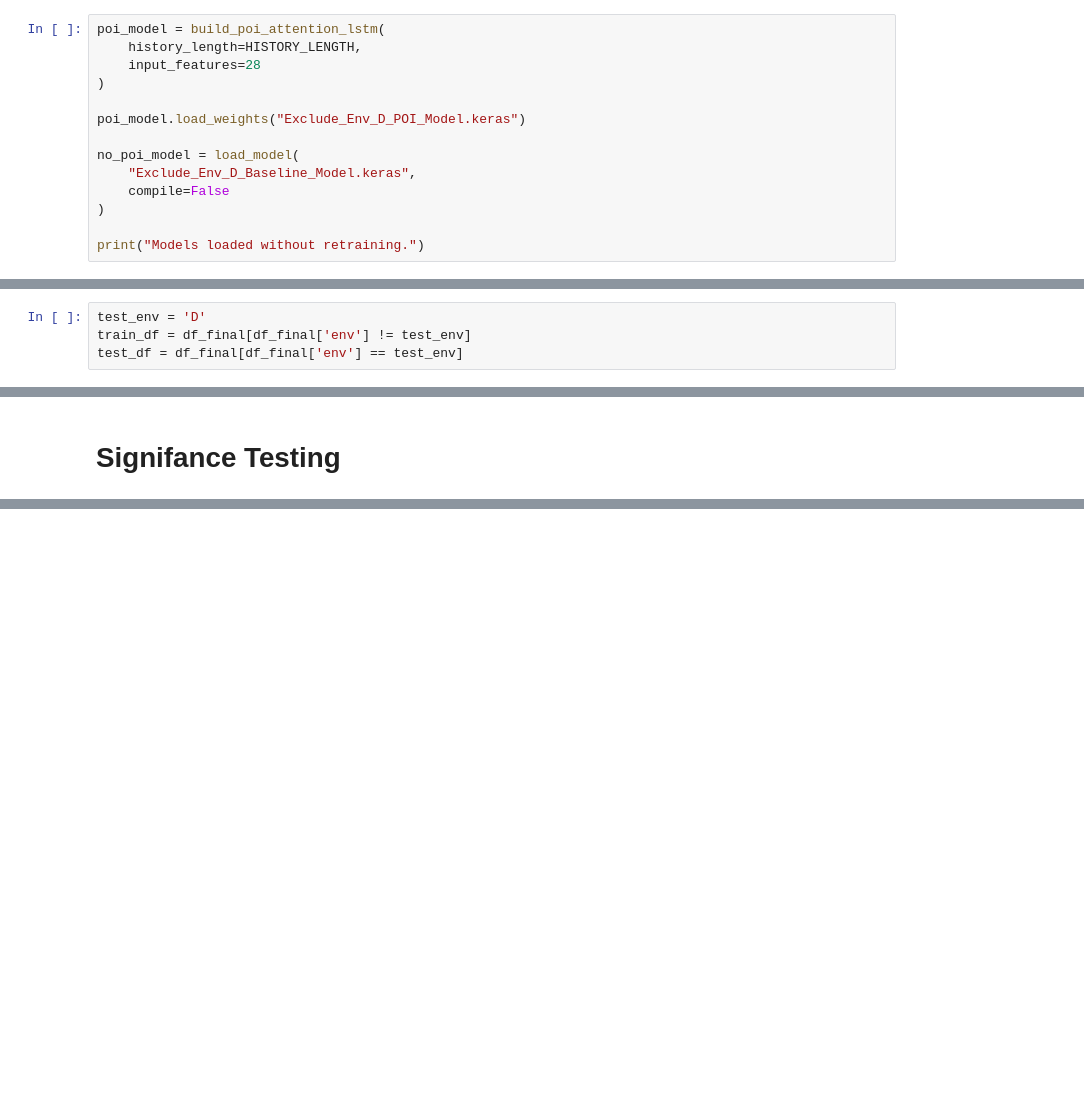
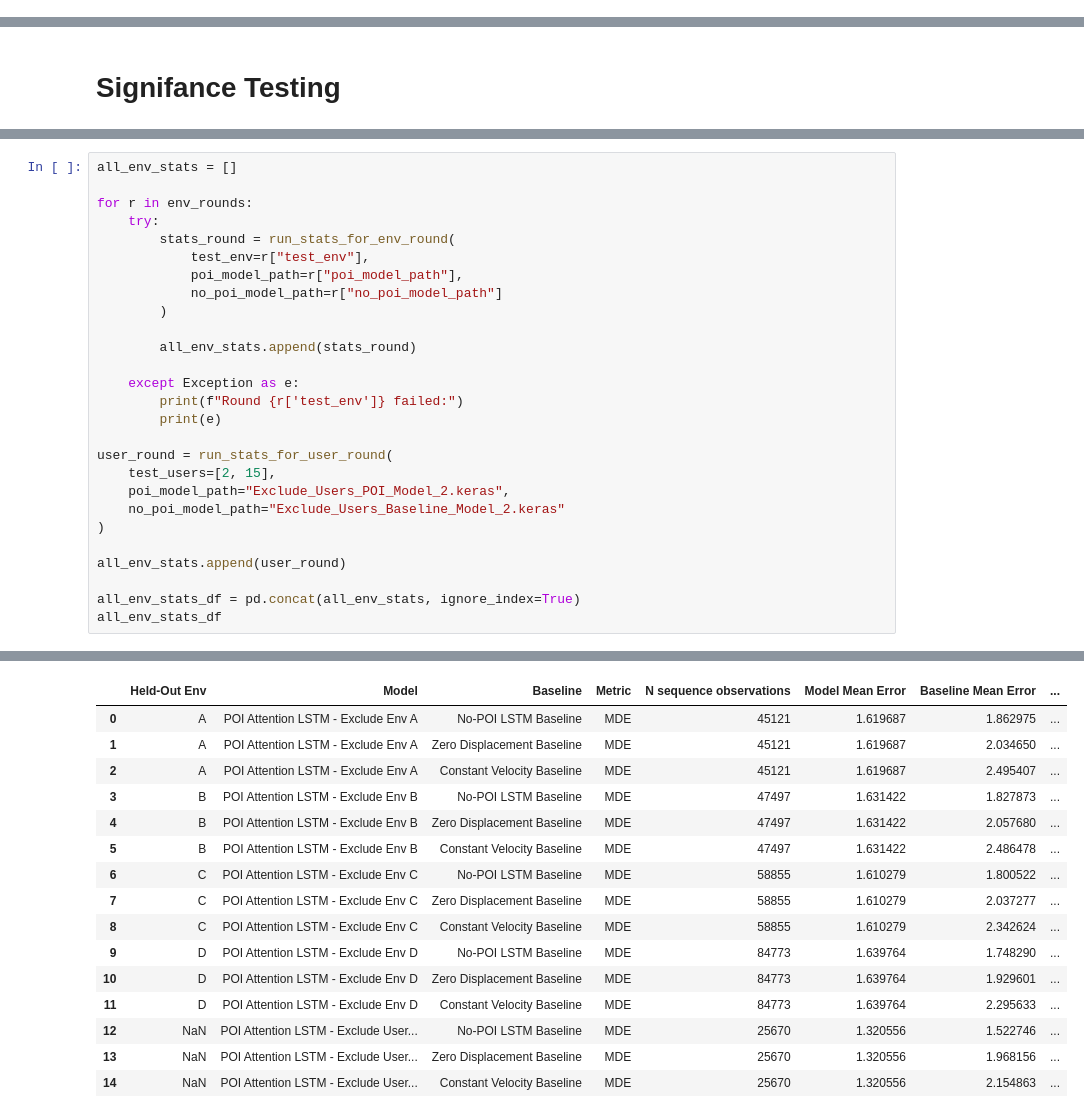
Before and after one commit to Asc3nded05/POIPathPrediction, a Jupyter notebook: public/LSTM models/POILSTM.ipynb, the cells around one changed output, grey strips where cells are left out. Drawn from its saved outputs; the diff is of its cells as text; blank space fills up the shorter version.

Commit message:
Ran statistical testing on all models.

```diff
--- a/public/LSTM models/POILSTM.ipynb
+++ b/public/LSTM models/POILSTM.ipynb
@@ -1832,14 +1729,0 @@ def build_no_poi_lstm(history_length=50):
-# %%
-poi_model = build_poi_attention_lstm(
-    history_length=HISTORY_LENGTH,
-    input_features=28
-)
-
-poi_model.load_weights("Exclude_Env_D_POI_Model.keras")
-
-no_poi_model = load_model(
-    "Exclude_Env_D_Baseline_Model.keras",
-    compile=False
-)
-
-print("Models loaded without retraining.")
@@ -1848,4 +1729,0 @@ Models loaded without retraining.
-# %%
-test_env = 'D'
-train_df = df_final[df_final['env'] != test_env]
-test_df = df_final[df_final['env'] == test_env]
@@ -3606,0 +2601,28 @@ final_all_stats
+# %%
+all_env_stats = []
+
+for r in env_rounds:
+    try:
+        stats_round = run_stats_for_env_round(
+            test_env=r["test_env"],
+            poi_model_path=r["poi_model_path"],
+            no_poi_model_path=r["no_poi_model_path"]
+        )
+
+        all_env_stats.append(stats_round)
+
+    except Exception as e:
+        print(f"Round {r['test_env']} failed:")
+        print(e)
+
+user_round = run_stats_for_user_round(
+    test_users=[2, 15],
+    poi_model_path="Exclude_Users_POI_Model_2.keras",
+    no_poi_model_path="Exclude_Users_Baseline_Model_2.keras"
+)
+
+all_env_stats.append(user_round)
+
+all_env_stats_df = pd.concat(all_env_stats, ignore_index=True)
+all_env_stats_df
+# %% [output]
@@ -3606,0 +2646,16 @@ final_all_stats
+|  | Held-Out Env | Model | Baseline | Metric | N sequence observations | Model Mean Error | Baseline Mean Error | ... |
+| 0 | A | POI Attention LSTM - Exclude Env A | No-POI LSTM Baseline | MDE | 45121 | 1.619687 | 1.862975 | ... |
+| 1 | A | POI Attention LSTM - Exclude Env A | Zero Displacement Baseline | MDE | 45121 | 1.619687 | 2.034650 | ... |
+| 2 | A | POI Attention LSTM - Exclude Env A | Constant Velocity Baseline | MDE | 45121 | 1.619687 | 2.495407 | ... |
+| 3 | B | POI Attention LSTM - Exclude Env B | No-POI LSTM Baseline | MDE | 47497 | 1.631422 | 1.827873 | ... |
+| 4 | B | POI Attention LSTM - Exclude Env B | Zero Displacement Baseline | MDE | 47497 | 1.631422 | 2.057680 | ... |
+| 5 | B | POI Attention LSTM - Exclude Env B | Constant Velocity Baseline | MDE | 47497 | 1.631422 | 2.486478 | ... |
+| 6 | C | POI Attention LSTM - Exclude Env C | No-POI LSTM Baseline | MDE | 58855 | 1.610279 | 1.800522 | ... |
+| 7 | C | POI Attention LSTM - Exclude Env C | Zero Displacement Baseline | MDE | 58855 | 1.610279 | 2.037277 | ... |
+| 8 | C | POI Attention LSTM - Exclude Env C | Constant Velocity Baseline | MDE | 58855 | 1.610279 | 2.342624 | ... |
+| 9 | D | POI Attention LSTM - Exclude Env D | No-POI LSTM Baseline | MDE | 84773 | 1.639764 | 1.748290 | ... |
+| 10 | D | POI Attention LSTM - Exclude Env D | Zero Displacement Baseline | MDE | 84773 | 1.639764 | 1.929601 | ... |
+| 11 | D | POI Attention LSTM - Exclude Env D | Constant Velocity Baseline | MDE | 84773 | 1.639764 | 2.295633 | ... |
+| 12 | NaN | POI Attention LSTM - Exclude User... | No-POI LSTM Baseline | MDE | 25670 | 1.320556 | 1.522746 | ... |
+| 13 | NaN | POI Attention LSTM - Exclude User... | Zero Displacement Baseline | MDE | 25670 | 1.320556 | 1.968156 | ... |
+| 14 | NaN | POI Attention LSTM - Exclude User... | Constant Velocity Baseline | MDE | 25670 | 1.320556 | 2.154863 | ... |
```
Also changed, not shown: parts of 61 cells of this notebook, 2 other files.
